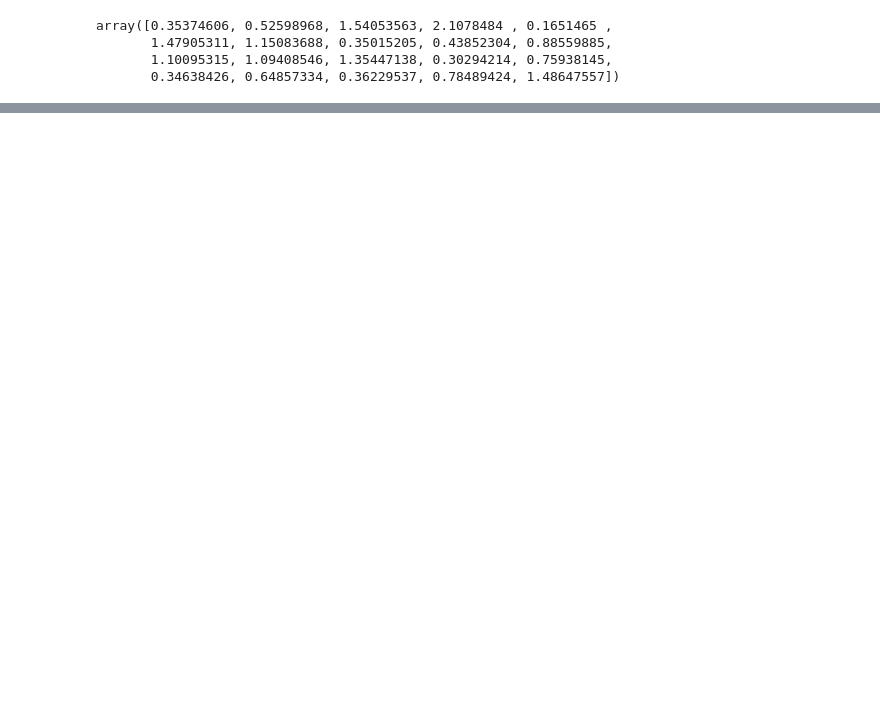
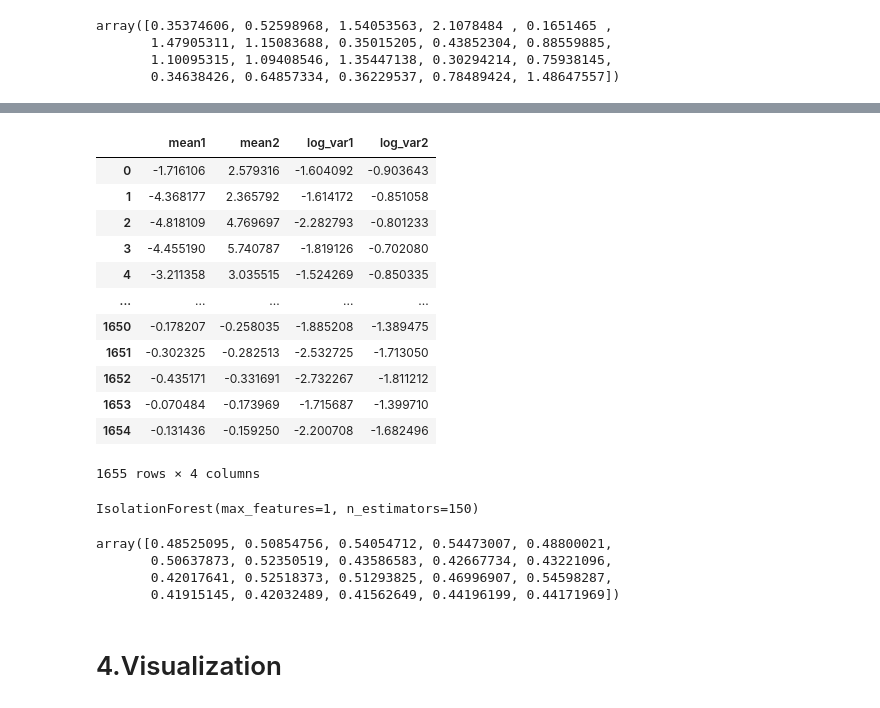
Before and after one commit to petitepepper/Anomaly-Detection_BYOND, a Jupyter notebook: 1_Modeling.ipynb, the cells around one changed output, grey strips where cells are left out. Cells and saved outputs as stored; diff of their text form; code cells hidden in the pictures; blank space fills up the shorter version.

```diff
--- a/1_Modeling.ipynb
+++ b/1_Modeling.ipynb
@@ -273,0 +283,7 @@ x_test_loss.sha
+# %%
+# standarlized data
+df_cell = StandardScaler().fit_transform(df_cell)
+df_cell  = np.expand_dims(df_cell,axis=1)
+
+encoder_output = encoder.predict(df_cell)
+encoder_output
@@ -274,3 +308,44 @@ x_test_loss.sha
+# %%
+def feature_from_encoder(encoder_output):
+    # take mean and log_var as features
+    df_encoded_mean   = pd.DataFrame(encoder_output[0],columns=["mean1","mean2"])
+    df_encoded_logvar = pd.DataFrame(encoder_output[1],columns=["log_var1","log_var2"])
+    df_encoded        = df_encoded_mean.join(df_encoded_logvar)
+    return df_encoded
+
+df_encoded = feature_from_encoder(encoder_output)
+df_encoded
+# %% [output]
+|  | mean1 | mean2 | log_var1 | log_var2 |
+| 0 | -1.716106 | 2.579316 | -1.604092 | -0.903643 |
+| 1 | -4.368177 | 2.365792 | -1.614172 | -0.851058 |
+| 2 | -4.818109 | 4.769697 | -2.282793 | -0.801233 |
+| 3 | -4.455190 | 5.740787 | -1.819126 | -0.702080 |
+| 4 | -3.211358 | 3.035515 | -1.524269 | -0.850335 |
+| ... | ... | ... | ... | ... |
+| 1650 | -0.178207 | -0.258035 | -1.885208 | -1.389475 |
+| 1651 | -0.302325 | -0.282513 | -2.532725 | -1.713050 |
+| 1652 | -0.435171 | -0.331691 | -2.732267 | -1.811212 |
+| 1653 | -0.070484 | -0.173969 | -1.715687 | -1.399710 |
+| 1654 | -0.131436 | -0.159250 | -2.200708 | -1.682496 |
+1655 rows × 4 columns
+# %%
+VAE_IF=IsolationForest(n_estimators=150,
+                      max_samples ='auto',
+                      max_features=1)
+VAE_IF.fit(df_encoded)
+# %% [output]
+IsolationForest(max_features=1, n_estimators=150)
+# %%
+VAE_IF_score = -1 * VAE_IF.score_samples(df_encoded)
+VAE_IF_score[:20]
+# %% [output]
+array([0.48525095, 0.50854756, 0.54054712, 0.54473007, 0.48800021,
+       0.50637873, 0.52350519, 0.43586583, 0.42667734, 0.43221096,
+       0.42017641, 0.52518373, 0.51293825, 0.46996907, 0.54598287,
+       0.41915145, 0.42032489, 0.41562649, 0.44196199, 0.44171969])
+# %% [markdown]
+# 4.Visualization
 # %%
 def anomalyPercent(model, df_test):
     """
```
Also changed, not shown: parts of 19 cells of this notebook.
